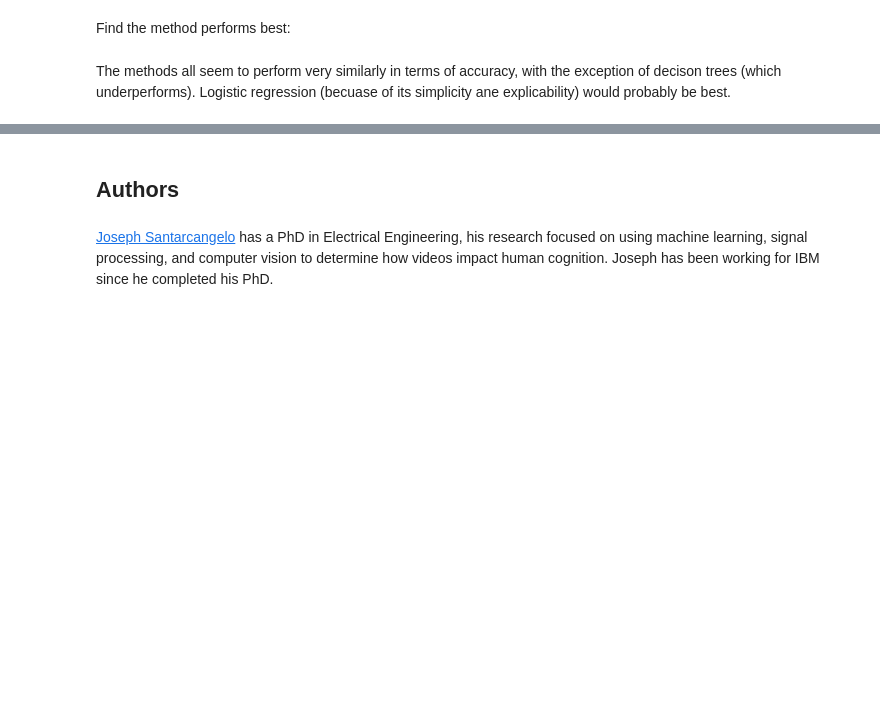
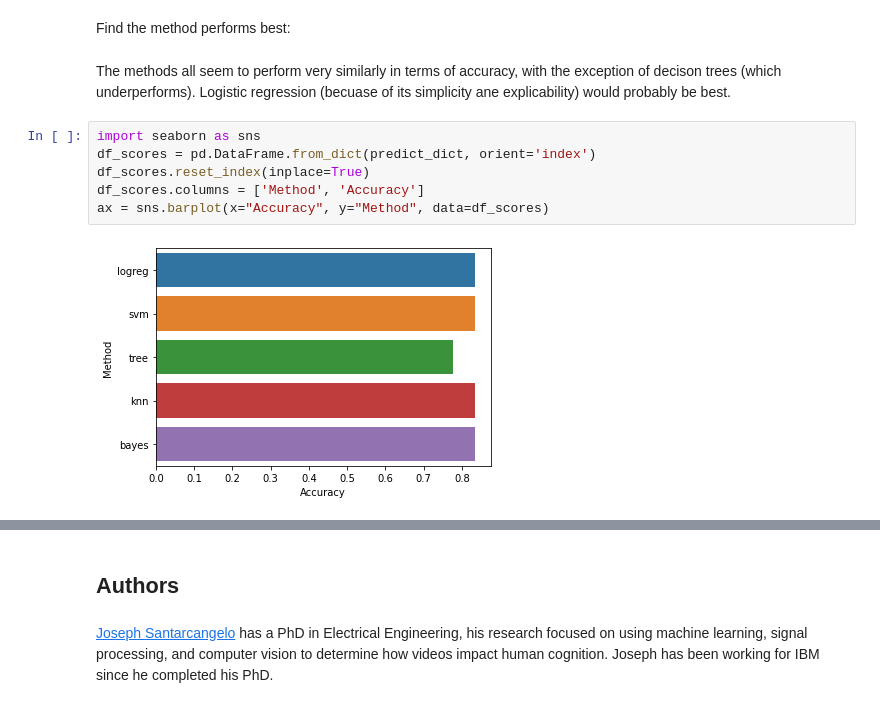
Before and after one commit to brendanpshea/ibm-data-science, a Jupyter notebook: SpaceX_Machine_Learning_Prediction_Part_5.ipynb, the cells around one changed output, grey strips where cells are left out. Cells and saved outputs as stored; diff of their text form; blank space fills up the shorter version.

```diff
--- a/SpaceX_Machine_Learning_Prediction_Part_5.ipynb
+++ b/SpaceX_Machine_Learning_Prediction_Part_5.ipynb
@@ -339,6 +339,14 @@ predict_dict['bayes']
 Find the method performs best:
 # %% [markdown]
 The methods all seem to perform very similarly in terms of accuracy, with the exception of decison trees (which underperforms). Logistic regression (becuase of its simplicity ane explicability) would probably be best.
+# %%
+import seaborn as sns
+df_scores = pd.DataFrame.from_dict(predict_dict, orient='index')
+df_scores.reset_index(inplace=True)
+df_scores.columns = ['Method', 'Accuracy']
+ax = sns.barplot(x="Accuracy", y="Method", data=df_scores)
+# %% [output]
+[figure, added]
 # %%
 best_predictor = max(predict_dict, key=predict_dict.get)
 best_predictor
```
Also changed, not shown: parts of 3 cells of this notebook.
